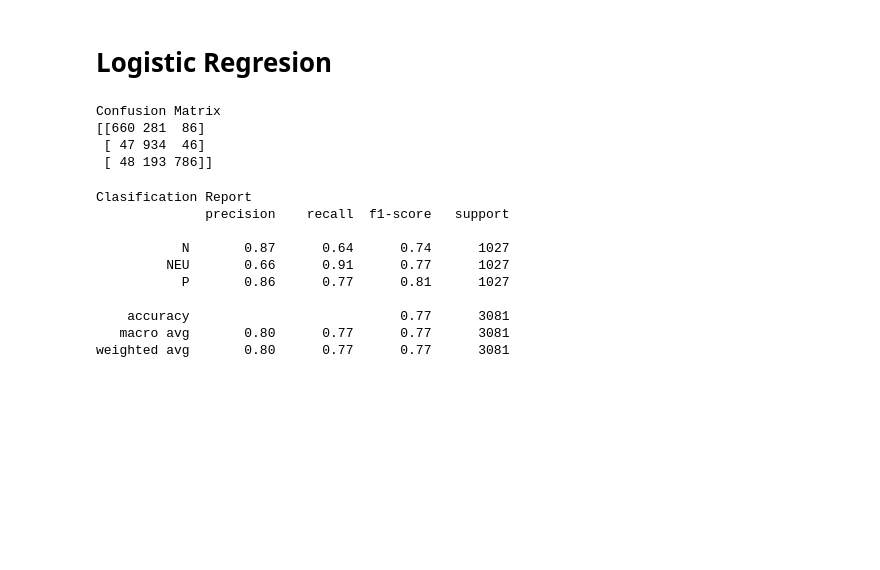
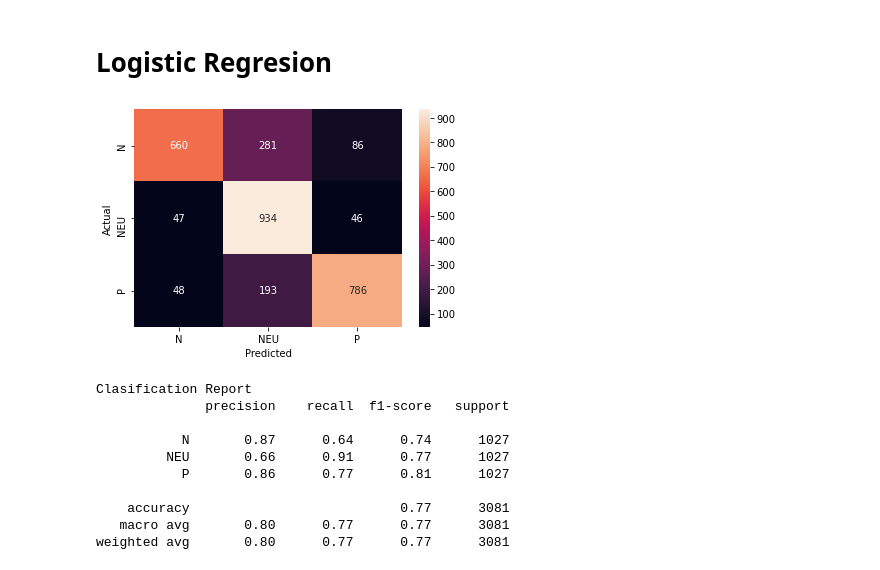
Before and after one commit to skilletComatose/hate_speech, a Jupyter notebook: hate_speech.ipynb, the cells around one changed output. Drawn from its saved outputs; the diff is of its cells as text; code cells hidden in the pictures; blank space fills up the shorter version.

```diff
--- a/hate_speech.ipynb
+++ b/hate_speech.ipynb
@@ -124,14 +167,15 @@ RandomOverSampler test: [('N', 1027), ('NEU', 1027), ('P', 1027)]
 classifier = LogisticRegression(C=10, solver='lbfgs', multi_class='multinomial',max_iter=1000)
 classifier.fit(x_train, y_train)
 y_pred = classifier.predict(x_test)
-# %%
-print('\nConfusion Matrix')
-print(confusion_matrix(y_test, y_pred))
-# %% [output]
-Confusion Matrix
-[[660 281  86]
- [ 47 934  46]
- [ 48 193 786]]
+# %%
+#print(confusion_matrix(y_test, y_pred))
+data = {'y_test':y_test,'y_pred':y_pred}
+df2 = pd.DataFrame(data, columns=['y_test','y_pred'])
+con = pd.crosstab(df2['y_test'], df2['y_pred'],rownames=['Actual'], colnames=['Predicted'])
+sn.heatmap(con, annot=True,fmt="d")
+plt.show()
+# %% [output]
+[figure, added]
 # %%
 print('\nClasification Report')
 print(classification_report(y_test, y_pred))
```
Also changed, not shown: parts of 15 cells of this notebook, 1 other file.
